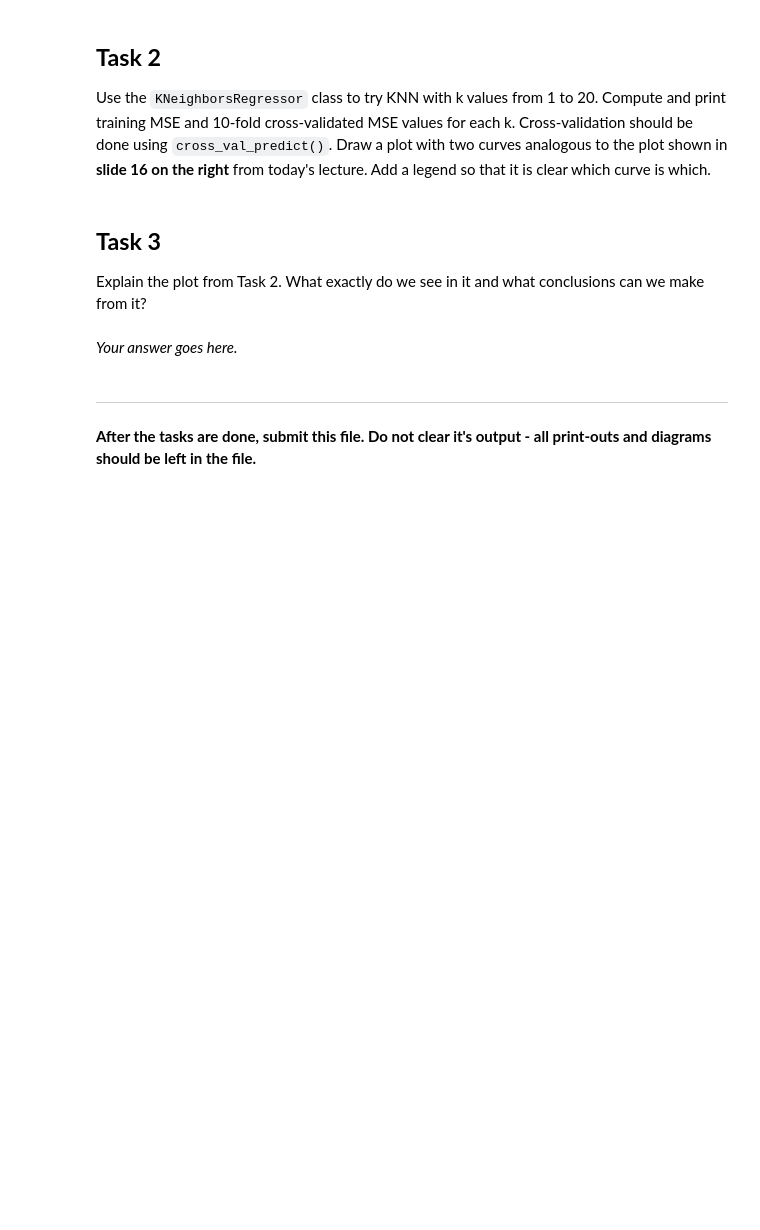
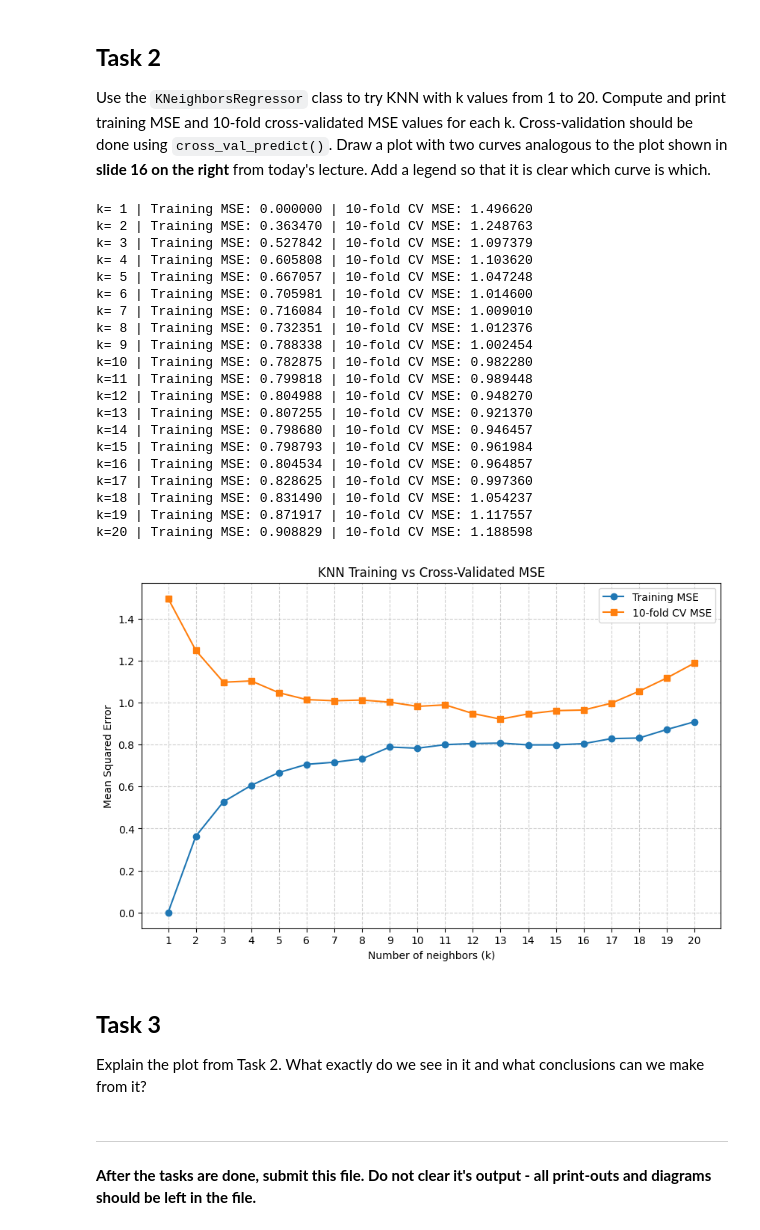
Before and after one commit to loic-marigny/machine-learning-rtu, a Jupyter notebook: 6_Assignment.ipynb, the cells around one changed output. Saved outputs shown, nothing was run; the diff lists cells and outputs as text; code cells hidden in the pictures; blank space fills up the shorter version.

```diff
--- a/6_Assignment.ipynb
+++ b/6_Assignment.ipynb
@@ -195,9 +193,58 @@ Use the `KNeighborsRegressor` class to try KNN with k values from 1 to 20. Compu
+# %%
+# Your code goes here
+k_values = list(range(1, 21))
+train_mse = []
+cv_mse = []
+
+for k in k_values:
+  knn = KNeighborsRegressor(n_neighbors=k)
+  knn.fit(X, y)
+  y_train_pred = knn.predict(X)
+  train_error = mean_squared_error(y, y_train_pred)
+  train_mse.append(train_error)
+
+  cv_predictions = cross_val_predict(KNeighborsRegressor(n_neighbors=k), X, y, cv=10)
+  cv_error = mean_squared_error(y, cv_predictions)
+  cv_mse.append(cv_error)
+
+  print(f"k={k:2d} | Training MSE: {train_error:.6f} | 10-fold CV MSE: {cv_error:.6f}")
+
+plt.figure(figsize=(10, 6))
+plt.plot(k_values, train_mse, marker='o', label='Training MSE')
+plt.plot(k_values, cv_mse, marker='s', label='10-fold CV MSE')
+plt.xlabel('Number of neighbors (k)')
+plt.ylabel('Mean Squared Error')
+plt.title('KNN Training vs Cross-Validated MSE')
+plt.xticks(k_values)
+plt.legend()
+plt.grid(True, linestyle='--', alpha=0.6)
+plt.show()
+# %% [output]
+k= 1 | Training MSE: 0.000000 | 10-fold CV MSE: 1.496620
+k= 2 | Training MSE: 0.363470 | 10-fold CV MSE: 1.248763
+k= 3 | Training MSE: 0.527842 | 10-fold CV MSE: 1.097379
+k= 4 | Training MSE: 0.605808 | 10-fold CV MSE: 1.103620
+k= 5 | Training MSE: 0.667057 | 10-fold CV MSE: 1.047248
+k= 6 | Training MSE: 0.705981 | 10-fold CV MSE: 1.014600
+k= 7 | Training MSE: 0.716084 | 10-fold CV MSE: 1.009010
+k= 8 | Training MSE: 0.732351 | 10-fold CV MSE: 1.012376
+k= 9 | Training MSE: 0.788338 | 10-fold CV MSE: 1.002454
+k=10 | Training MSE: 0.782875 | 10-fold CV MSE: 0.982280
+k=11 | Training MSE: 0.799818 | 10-fold CV MSE: 0.989448
+k=12 | Training MSE: 0.804988 | 10-fold CV MSE: 0.948270
+k=13 | Training MSE: 0.807255 | 10-fold CV MSE: 0.921370
+k=14 | Training MSE: 0.798680 | 10-fold CV MSE: 0.946457
+k=15 | Training MSE: 0.798793 | 10-fold CV MSE: 0.961984
+k=16 | Training MSE: 0.804534 | 10-fold CV MSE: 0.964857
+k=17 | Training MSE: 0.828625 | 10-fold CV MSE: 0.997360
+k=18 | Training MSE: 0.831490 | 10-fold CV MSE: 1.054237
+k=19 | Training MSE: 0.871917 | 10-fold CV MSE: 1.117557
+k=20 | Training MSE: 0.908829 | 10-fold CV MSE: 1.188598
+[figure, added]
 # %% [markdown]
 
 ## **Task 3**
 Explain the plot from Task 2. What exactly do we see in it and what conclusions can we make from it?
-# %% [markdown]
-*Your answer goes here.*
 # %% [markdown]
 ---
 **After the tasks are done, submit this file. Do not clear it's output - all print-outs and diagrams should be left in the file.**
```
Also changed, not shown: parts of 1 cell of this notebook.
